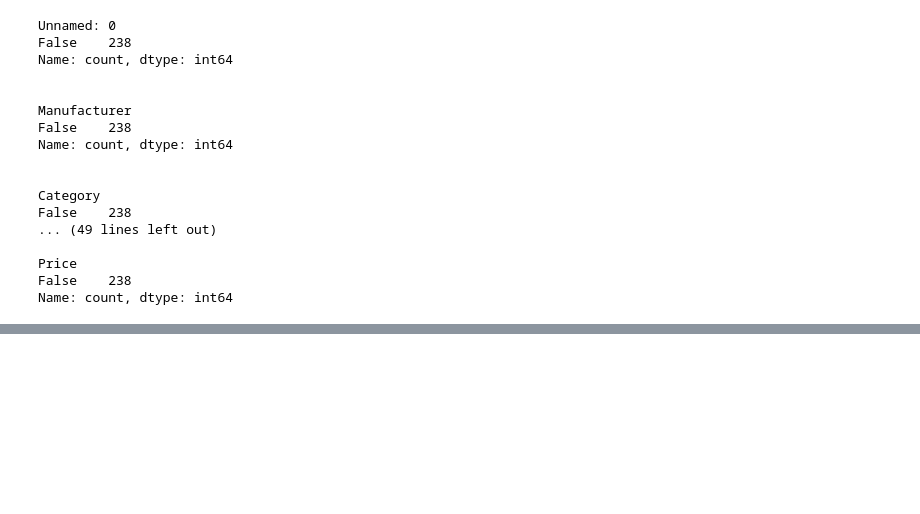
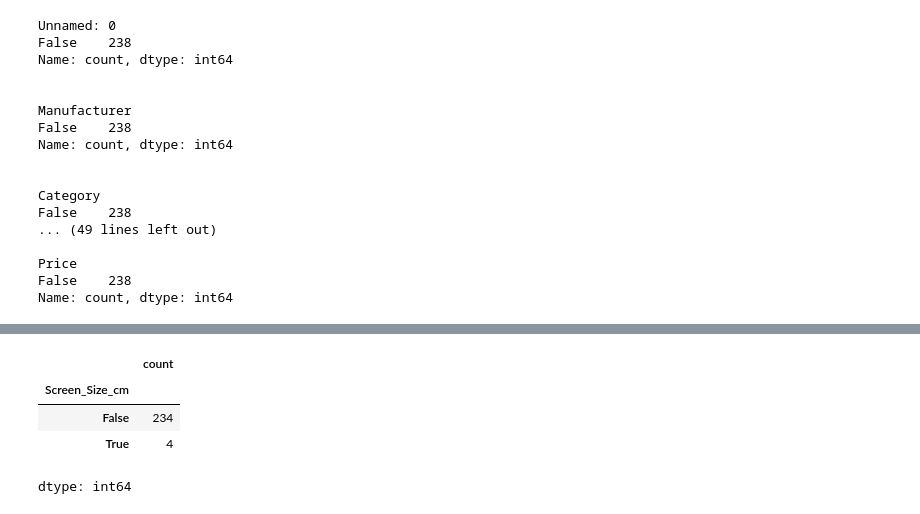
Before and after one commit to sayanarajasekhar/pandas, a Jupyter notebook: Data_Wrangling_Practice.ipynb, the cells around one changed output, grey strips where cells are left out. Saved outputs shown, nothing was run; the diff lists cells and outputs as text; code cells hidden in the pictures; blank space fills up the shorter version.

```diff
--- a/Data_Wrangling_Practice.ipynb
+++ b/Data_Wrangling_Practice.ipynb
@@ -180,0 +234,8 @@ Missing values in attributes that have continuous data are best replaced using M
+# %%
+missing_data['Screen_Size_cm'].value_counts()
+# %% [output]
+|  | count |
+| Screen_Size_cm |  |
+| False | 234 |
+| True | 4 |
+dtype: int64
```
Also changed, not shown: parts of 10 cells of this notebook.
